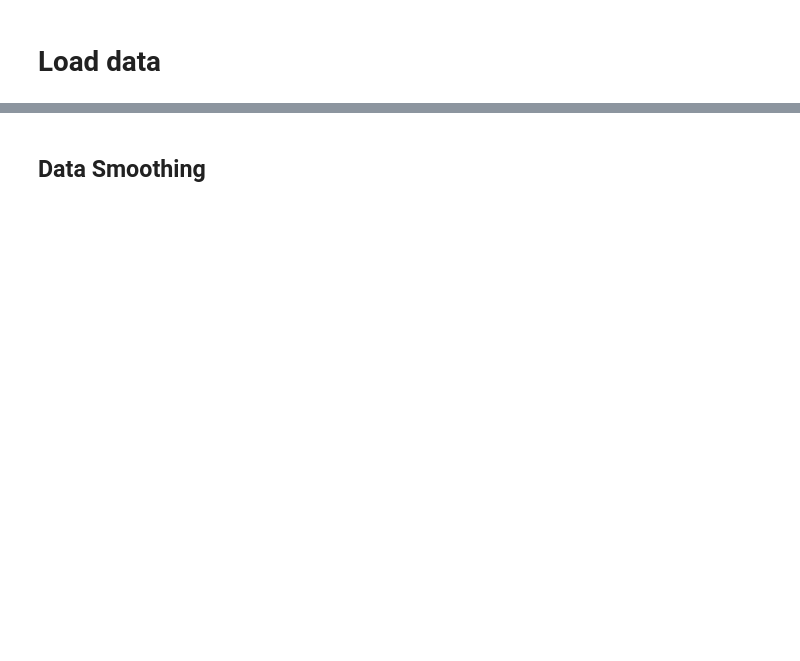
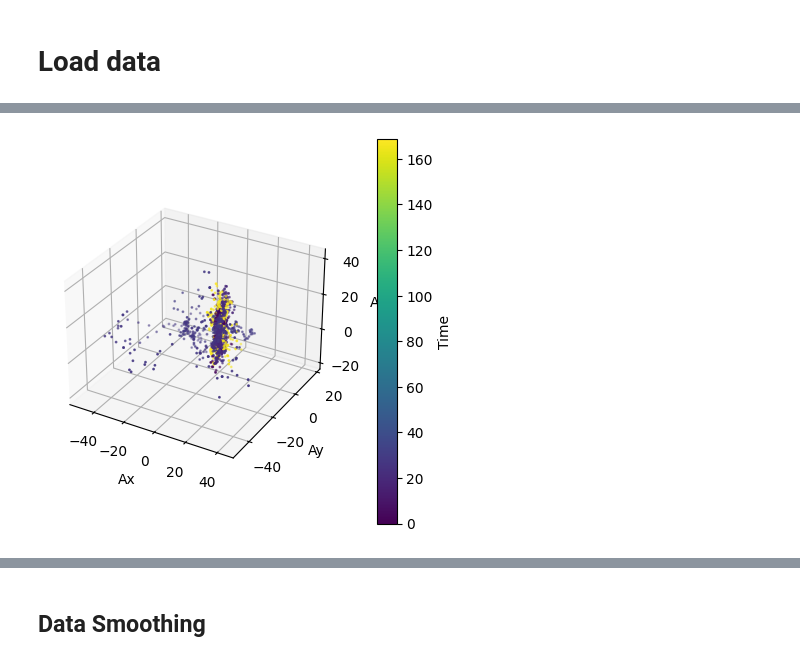
Before and after one commit to FSYFSYFSY/CMPT353_Project, a Jupyter notebook: program.ipynb, the cells around one changed output, grey strips where cells are left out. Saved outputs shown, nothing was run; the diff lists cells and outputs as text; code cells hidden in the pictures; blank space fills up the shorter version.

```diff
--- a/program.ipynb
+++ b/program.ipynb
@@ -72,0 +96,16 @@ plt.show(fig2)
+# %%
+fig4 = plt.figure(figsize=(5, 5))
+ax = fig4.add_subplot(111, projection='3d')
+
+sc4 = ax.scatter(jump_df['ax'], jump_df['ay'], jump_df['az'], c=jump_df['time'], cmap='viridis',marker='o', s = 0.3)
+
+cbar = plt.colorbar(sc4, ax=ax, pad=0.1)
+cbar.set_label('Time')
+
+ax.set_xlabel('Ax')
+ax.set_ylabel('Ay')
+ax.set_zlabel('Az')
+
+plt.show(fig4)
+# %% [output]
+[figure, added]
```
Also changed, not shown: parts of 11 cells of this notebook, 23 other files.
